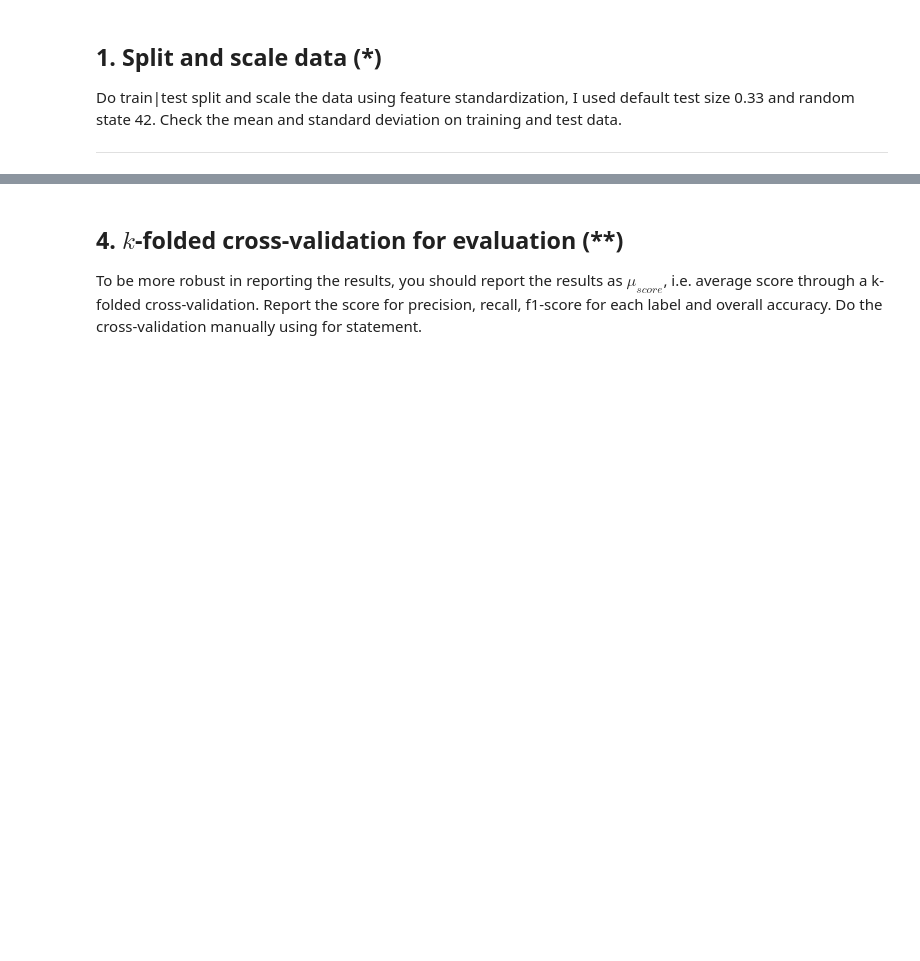
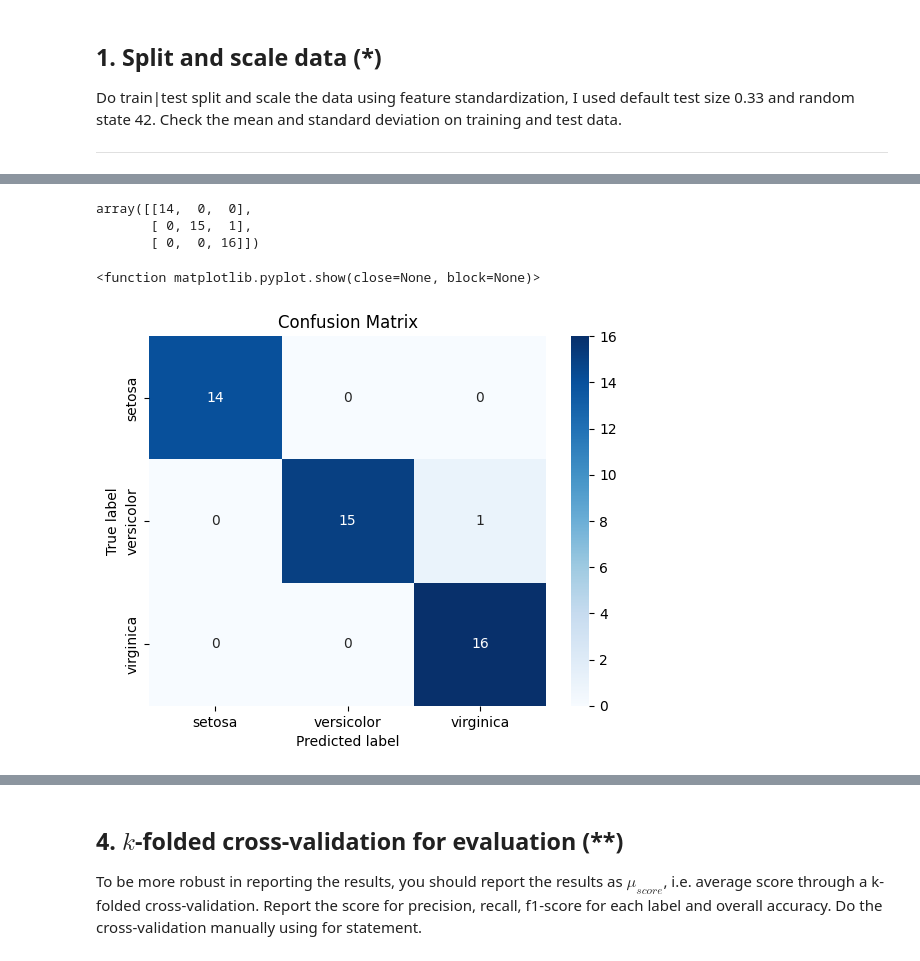
Before and after one commit to m0hsen-m0hseni/Machine-Learning-Mohsen-Mohseni, a Jupyter notebook: Exercises/E03_Classification.ipynb, the cells around one changed output, grey strips where cells are left out. Drawn from its saved outputs; the diff is of its cells as text; code cells hidden in the pictures; blank space fills up the shorter version.

```diff
--- a/Exercises/E03_Classification.ipynb
+++ b/Exercises/E03_Classification.ipynb
@@ -233,4 +224,0 @@ features = df.select_dtypes(include="number").drop("species", axis=1)
-# %%
-Q1 = features.quantile(0.25)
-Q3 = features.quantile(0.75)
-Q1, Q3
@@ -285,0 +295,7 @@ Do train|test split and scale the data using feature standardization, I used def
+# %%
+from sklearn.preprocessing import StandardScaler
+
+scaler = StandardScaler()
+
+X_train_scaled = scaler.fit_transform(X_train)
+X_test_scaled = scaler.transform(X_test)
@@ -335,3 +359,11 @@ value counts:
 </details>
 
 ---
+# %%
+from sklearn.linear_model import LogisticRegressionCV
+
+model = LogisticRegressionCV(cv=5, max_iter=1000)
+
+model.fit(X_train_scaled, y_train)
+
+model.C_, model.score(X_test_scaled, y_test)
@@ -381,3 +415,7 @@ weighted avg       0.98      0.98      0.98        46
 </details>
 
 ---
+# %%
+y_pred = model.predict(X_test_scaled)
+
+y_test[:10], y_pred[:10]
@@ -383,0 +438,31 @@ weighted avg       0.98      0.98      0.98        46
+# %%
+from sklearn.metrics import confusion_matrix
+
+confusion_matrix(y_test, y_pred)
+# %% [output]
+array([[14,  0,  0],
+       [ 0, 15,  1],
+       [ 0,  0, 16]])
+# %%
+from sklearn.metrics import confusion_matrix
+import seaborn as sns
+import matplotlib.pyplot as plt
+
+cm = confusion_matrix(y_test, y_pred)
+
+plt.figure()
+
+sns.heatmap(cm,
+            annot=True,
+            fmt="d",
+            cmap="Blues",
+            xticklabels=["setosa", "versicolor", "virginica"],
+            yticklabels=["setosa", "versicolor", "virginica"])
+
+plt.xlabel("Predicted label")
+plt.ylabel("True label")
+plt.title("Confusion Matrix")
+plt.show
+# %% [output]
+<function matplotlib.pyplot.show(close=None, block=None)>
+[figure, added]
```
Also changed, not shown: parts of 16 cells of this notebook.
